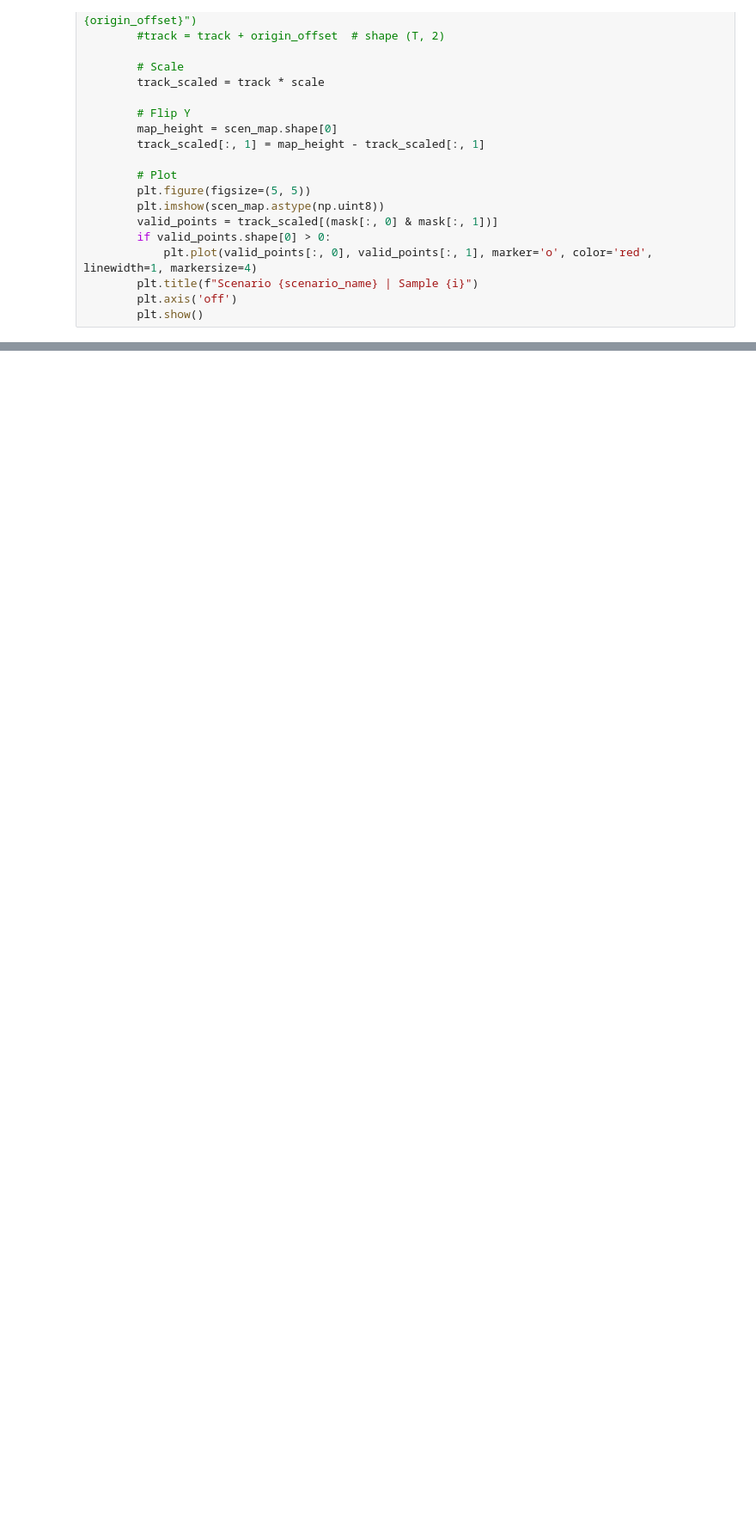
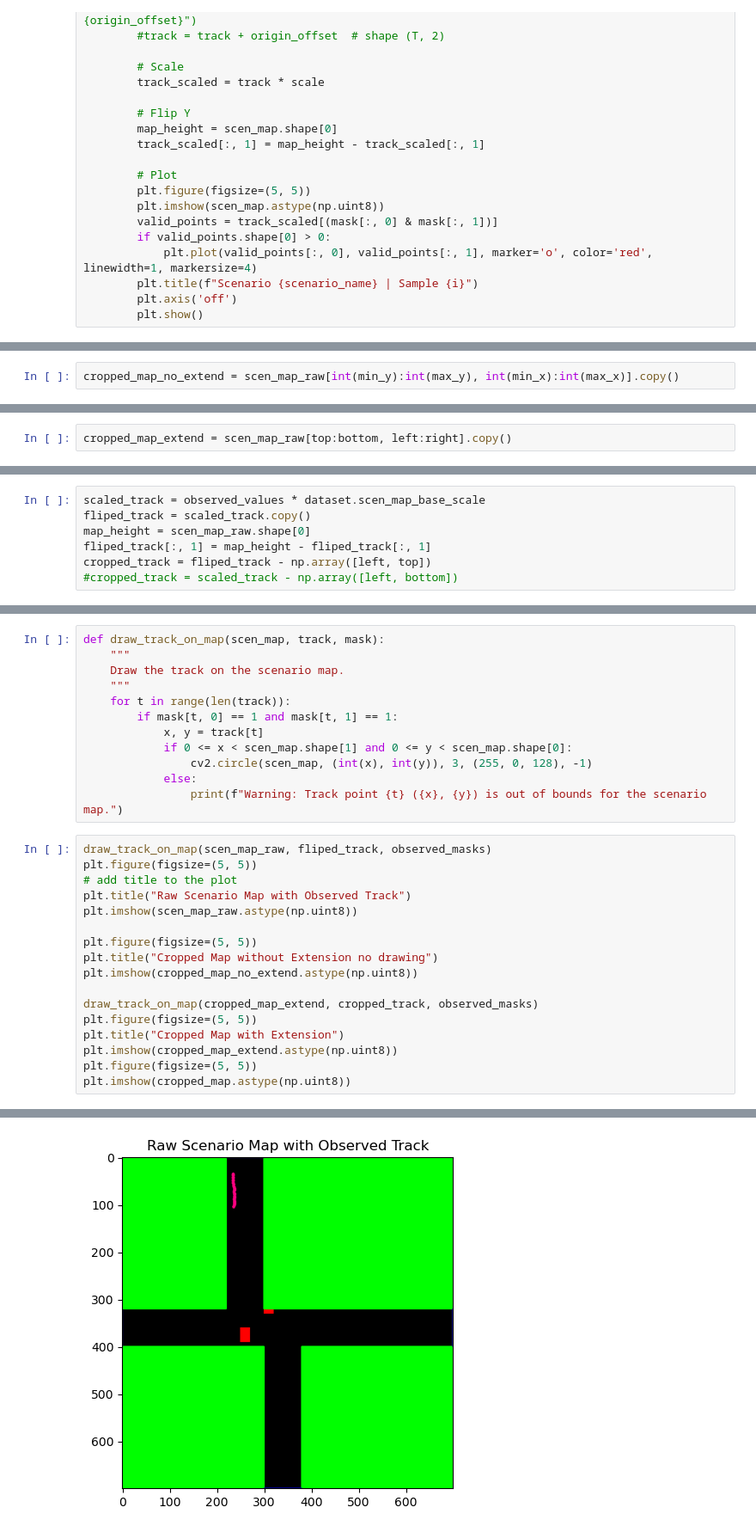
Before and after one commit to hxguo332/CSDI_social-interaction, a Jupyter notebook: visualize_dataset.ipynb, the cells around one changed output, grey strips where cells are left out. Shown: that part at 86% size. Drawn from its saved outputs; the diff is of its cells as text; blank space fills up the shorter version.

```diff
--- a/visualize_dataset.ipynb
+++ b/visualize_dataset.ipynb
@@ -135,0 +184,2 @@ def test_augmented_dataset_visualization(data_length, scenarios, data_folder, nu
+# %%
+cropped_map_no_extend = scen_map_raw[int(min_y):int(max_y), int(min_x):int(max_x)].copy()
@@ -135,0 +224,2 @@ def test_augmented_dataset_visualization(data_length, scenarios, data_folder, nu
+# %%
+cropped_map_extend = scen_map_raw[top:bottom, left:right].copy()
@@ -135,0 +252,7 @@ def test_augmented_dataset_visualization(data_length, scenarios, data_folder, nu
+# %%
+scaled_track = observed_values * dataset.scen_map_base_scale
+fliped_track = scaled_track.copy()
+map_height = scen_map_raw.shape[0]
+fliped_track[:, 1] = map_height - fliped_track[:, 1]
+cropped_track = fliped_track - np.array([left, top])
+#cropped_track = scaled_track - np.array([left, bottom])
@@ -135,0 +289,30 @@ def test_augmented_dataset_visualization(data_length, scenarios, data_folder, nu
+# %%
+def draw_track_on_map(scen_map, track, mask):
+    """
+    Draw the track on the scenario map.
+    """
+    for t in range(len(track)):
+        if mask[t, 0] == 1 and mask[t, 1] == 1:
+            x, y = track[t]
+            if 0 <= x < scen_map.shape[1] and 0 <= y < scen_map.shape[0]:
+                cv2.circle(scen_map, (int(x), int(y)), 3, (255, 0, 128), -1)
+            else:
+                print(f"Warning: Track point {t} ({x}, {y}) is out of bounds for the scenario map.")
+# %%
+draw_track_on_map(scen_map_raw, fliped_track, observed_masks)
+plt.figure(figsize=(5, 5))
+# add title to the plot
+plt.title("Raw Scenario Map with Observed Track")
+plt.imshow(scen_map_raw.astype(np.uint8))
+
+plt.figure(figsize=(5, 5))
+plt.title("Cropped Map without Extension no drawing")
+plt.imshow(cropped_map_no_extend.astype(np.uint8))
+
+draw_track_on_map(cropped_map_extend, cropped_track, observed_masks)
+plt.figure(figsize=(5, 5))
+plt.title("Cropped Map with Extension")
+plt.imshow(cropped_map_extend.astype(np.uint8))
+plt.figure(figsize=(5, 5))
+plt.imshow(cropped_map.astype(np.uint8))
+# %% [output]
@@ -135,0 +320 @@ def test_augmented_dataset_visualization(data_length, scenarios, data_folder, nu
+[figure, added]
```
Also changed, not shown: parts of 17 cells of this notebook, 2 other files.
